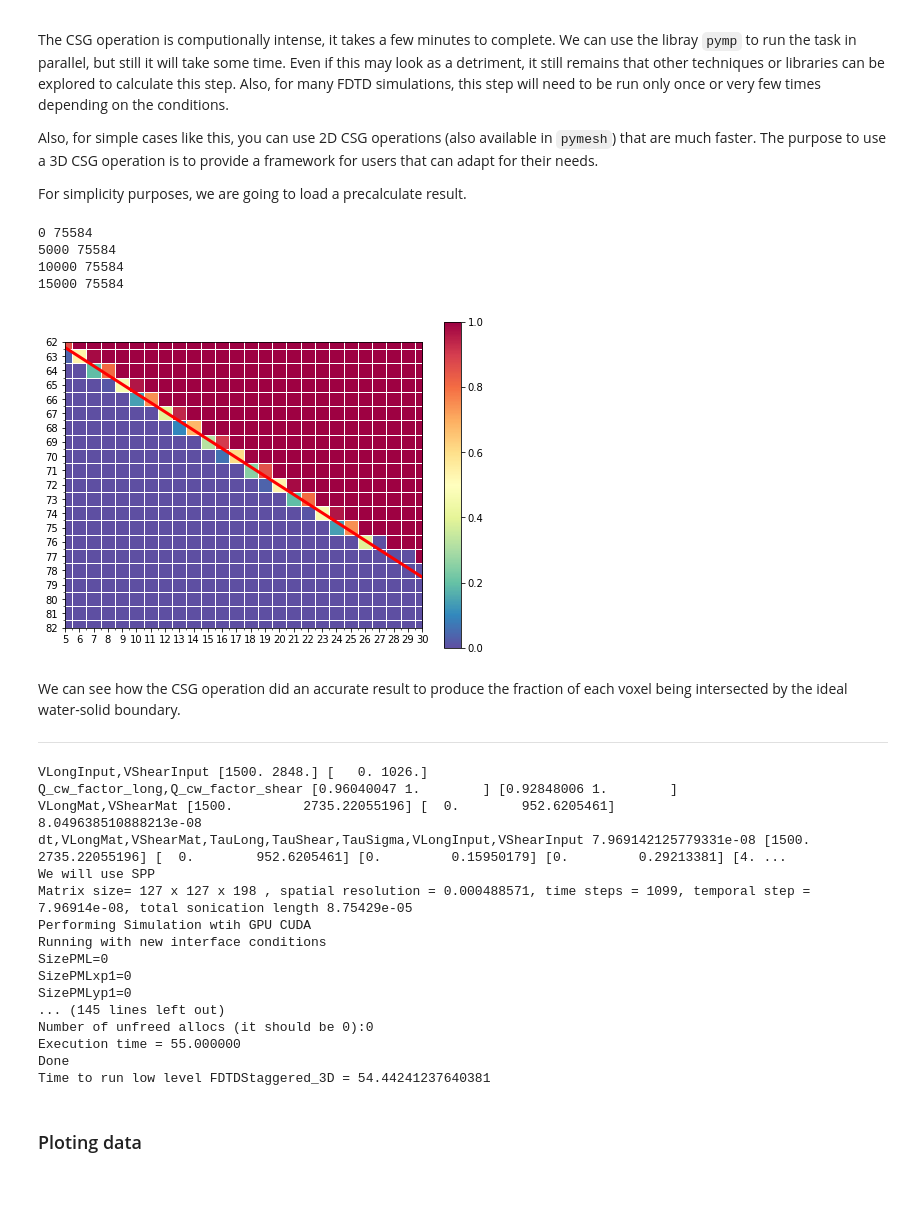
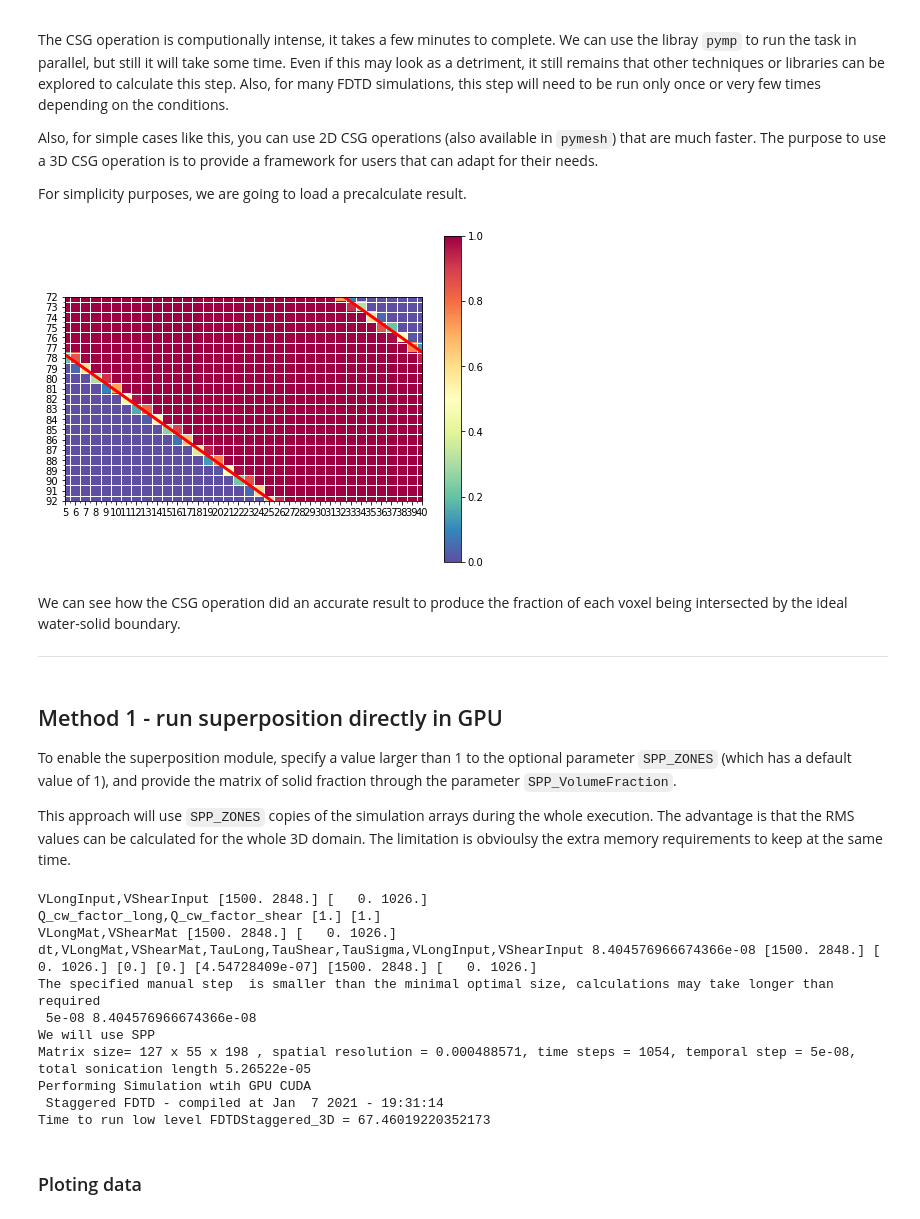
Before and after one commit to ProteusMRIgHIFU/BabelViscoFDTD, a Jupyter notebook: Tutorial Notebooks/6 - Non-aligned solid - SUPERPOSITION Method.ipynb, the cells around one changed output. Drawn from its saved outputs; the diff is of its cells as text; code cells hidden in the pictures; blank space fills up the shorter version.

Commit message:
All tutorials for first release fully working and one extra renaming

```diff
--- a/Tutorial Notebooks/6 - Non-aligned solid - SUPERPOSITION Method.ipynb
+++ b/Tutorial Notebooks/6 - Non-aligned solid - SUPERPOSITION Method.ipynb
@@ -155,7 +112,30 @@ def MakeFocusingSource(N1,N2,N3,SpatialStep,TxRadius,TxDiameter,Angle):
 # %% [markdown]
 We use a rotated focusing source so we can analyze the multiple stress that are generated once the acoustic beam reaches the solid. This time we show both source and layered material to verify the source does not overlap.
 # %%
-SourceMap,Ox,Oy,Oz=MakeFocusingSource(N1,N2,N3,SpatialStep,TxRadius,TxDiameter,0)
+def MakeCircularSource(DimX,DimY,SpatialStep,Diameter):
+    #simple defintion of a circular source centred in the domain
+    XDim=np.arange(DimX)*SpatialStep
+    YDim=np.arange(DimY)*SpatialStep
+    XDim-=XDim.mean()
+    YDim-=YDim.mean()
+    XX,YY=np.meshgrid(XDim,YDim)
+    MaskSource=(XX**2+YY**2)<=(Diameter/2.0)**2
+    return (MaskSource*1.0).astype(np.uint32)
+
+plt.figure()
+SourceMask=MakeCircularSource(N1,N2,SpatialStep,TxDiameter)
+plt.imshow(SourceMask,cmap=plt.cm.gray);
+plt.title('Circular source map')
+
+SourceMap=np.zeros((N1,N2,N3),np.uint32)
+LocZ=PMLThickness+60
+SourceMap[:,:,LocZ]=SourceMask.T
+
+Ox=np.zeros((N1,N2,N3))
+Oy=np.zeros((N1,N2,N3))
+Oz=np.zeros((N1,N2,N3))
+Oz[SourceMap>0]=1 #only Z has a value of 1
+
 XDim=(np.arange(N1)*SpatialStep-(PMLThickness+1)*SpatialStep)*100 #cm
 XDim-=XDim.mean()
 ZDim=(np.arange(N3)*SpatialStep-(PMLThickness+1)*SpatialStep)*100 #cm
@@ -200,6 +180,7 @@ Sensor,LastMap,DictRMSValue,InputParam=PModel.StaggeredFDTD_3D_with_relaxation(
                                                          NDelta=PMLThickness,
                                                          ReflectionLimit=ReflectionLimit,
                                                          COMPUTING_BACKEND=1,
+                                                         DT=TemporalStep,
                                                          USE_SINGLE=True,
                                                          SelRMSorPeak=1,
                                                          SelMapsRMSPeakList=['ALLV','Sigmaxx',
@@ -213,6 +194,7 @@ Sensor,LastMap,DictRMSValue,InputParam=PModel.StaggeredFDTD_3D_with_relaxation(
                                                                             'Sigmaxy','Sigmaxz',
                                                                             'Sigmayz'],
                                                          SensorSteps=4,
-                                                         TypeSource=0)
+                                                         TypeSource=0,
+                                                         SILENT=1)
 # %% [output]
 VLongInput,VShearInput [1500. 2848.] [   0. 1026.]
@@ -383,7 +358,7 @@ Also, for simple cases like this, you can use 2D CSG operations (also available
 
 For simplicity purposes, we are going to load a precalculate result.
 # %%
-bRecalculate=True
+bRecalculate=False
 if bRecalculate:
     GMap=(MaterialMap>0)*1.0
     GResults = pymp.shared.array((iring.shape[0]))
@@ -413,7 +388,9 @@ if bRecalculate:
             meshCube = cloudC.delaunay_3d().extract_surface()
 
             tetCube = pymesh.form_mesh(meshCube.points,meshCube.faces.reshape(-1, 4)[:, 1:]);
-            GResults[n] =pymesh.boolean(tetCube, tetSolid,"intersection",engine="igl").volume
+            res=pymesh.boolean(tetCube, tetSolid,"intersection",engine="igl").volume
+            with p.lock:
+                GResults[n] =res
             if (n%5000==0):
                 p.print(n,len(iring))
 
@@ -423,27 +400,27 @@ if bRecalculate:
     np.savez_compressed('GMAPSolid',GMap=GMap)
 else:
     GMap=np.load('GMAPSolid.npz')['GMap']
-# %% [output]
-0 75584
-5000 75584
-10000 75584
-15000 75584
 # %%
 plt.figure(figsize=(8,6))
 plt.imshow(GMap[:,int(N2/2),:].T,cmap=plt.cm.Spectral_r);
 plt.plot(p0,r0,'r',linewidth=3)
 ax = plt.gca();
 ax.set_xticks(np.arange(0, N1, 1));ax.set_yticks(np.arange(0, N3, 1))
 ax.set_xticks(np.arange(-.5, N1, 1), minor=True);ax.set_yticks(np.arange(-.5, N3, 1), minor=True)
 ax.grid(which='minor', color='w', linestyle='-', linewidth=1)
-plt.ylim(82,62);plt.xlim(5,30);ax.set_aspect(1)
+plt.ylim(92,72);plt.xlim(5,40);ax.set_aspect(1)
 plt.colorbar();
 # %% [output]
-[figure, old version]
+[figure, new version]
 # %% [markdown]
 We can see how the CSG operation did an accurate result to produce the fraction of each voxel being intersected by the ideal water-solid boundary.
 
 ---
+# %% [markdown]
+##  Method 1 - run superposition directly in GPU
+To enable the superposition module, specify a value larger than 1 to the optional parameter `SPP_ZONES` (which has a default value of 1), and provide the matrix of solid fraction through the parameter `SPP_VolumeFraction`.
+
+This approach will use `SPP_ZONES` copies of the simulation arrays during the whole execution. The advantage is that the RMS values can be calculated for the whole 3D domain. The limitation is obvioulsy the extra memory requirements to keep at the same time.
 # %%
 SensorSPP,LastMapSPP,DictRMSValueSPP,InputParam=PModel.StaggeredFDTD_3D_with_relaxation(
                                                          MaterialMap,
@@ -462,6 +439,7 @@ SensorSPP,LastMapSPP,DictRMSValueSPP,InputParam=PModel.StaggeredFDTD_3D_with_rel
                                                          COMPUTING_BACKEND=1,
                                                          USE_SINGLE=True,
                                                          SelRMSorPeak=1,
+                                                         DT=TemporalStep,
                                                          SelMapsRMSPeakList=['ALLV','Sigmaxx',
                                                                             'Sigmayy','Sigmazz',
                                                                             'Sigmaxy','Sigmaxz',
@@ -474,26 +452,21 @@ SensorSPP,LastMapSPP,DictRMSValueSPP,InputParam=PModel.StaggeredFDTD_3D_with_rel
                                                                             'Sigmayz'],
                                                          SensorSteps=4,
                                                          TypeSource=0,
-                                                         SPP_ZONES=8, # we add these extra parameters
-                                                         SPP_VolumeFraction=GMap)
+                                                         SPP_ZONES=20, # we add these extra parameters
+                                                         SPP_VolumeFraction=GMap,
+                                                         SILENT=1)
 # %% [output]
 VLongInput,VShearInput [1500. 2848.] [   0. 1026.]
-Q_cw_factor_long,Q_cw_factor_shear [0.96040047 1.        ] [0.92848006 1.        ]
-VLongMat,VShearMat [1500.         2735.22055196] [  0.        952.6205461]
-8.049638510888213e-08
-dt,VLongMat,VShearMat,TauLong,TauShear,TauSigma,VLongInput,VShearInput 7.969142125779331e-08 [1500.         2735.22055196] [  0.        952.6205461] [0.         0.15950179] [0.         0.29213381] [4. ...
+Q_cw_factor_long,Q_cw_factor_shear [1.] [1.]
+VLongMat,VShearMat [1500. 2848.] [   0. 1026.]
+dt,VLongMat,VShearMat,TauLong,TauShear,TauSigma,VLongInput,VShearInput 8.404576966674366e-08 [1500. 2848.] [   0. 1026.] [0.] [0.] [4.54728409e-07] [1500. 2848.] [   0. 1026.]
+The specified manual step  is smaller than the minimal optimal size, calculations may take longer than required
+ 5e-08 8.404576966674366e-08
 We will use SPP
-Matrix size= 127 x 127 x 198 , spatial resolution = 0.000488571, time steps = 1099, temporal step = 7.96914e-08, total sonication length 8.75429e-05
+Matrix size= 127 x 55 x 198 , spatial resolution = 0.000488571, time steps = 1054, temporal step = 5e-08, total sonication length 5.26522e-05
 Performing Simulation wtih GPU CUDA
-Running with new interface conditions
-SizePML=0
-SizePMLxp1=0
-SizePMLyp1=0
-... (145 lines left out)
-Number of unfreed allocs (it should be 0):0
-Execution time = 55.000000
-Done
-Time to run low level FDTDStaggered_3D = 54.44241237640381
+ Staggered FDTD - compiled at Jan  7 2021 - 19:31:14
+Time to run low level FDTDStaggered_3D = 67.46019220352173
 # %% [markdown]
 ### Ploting data
 # %%
```
Also changed, not shown: parts of 22 cells of this notebook, 19 other files.
